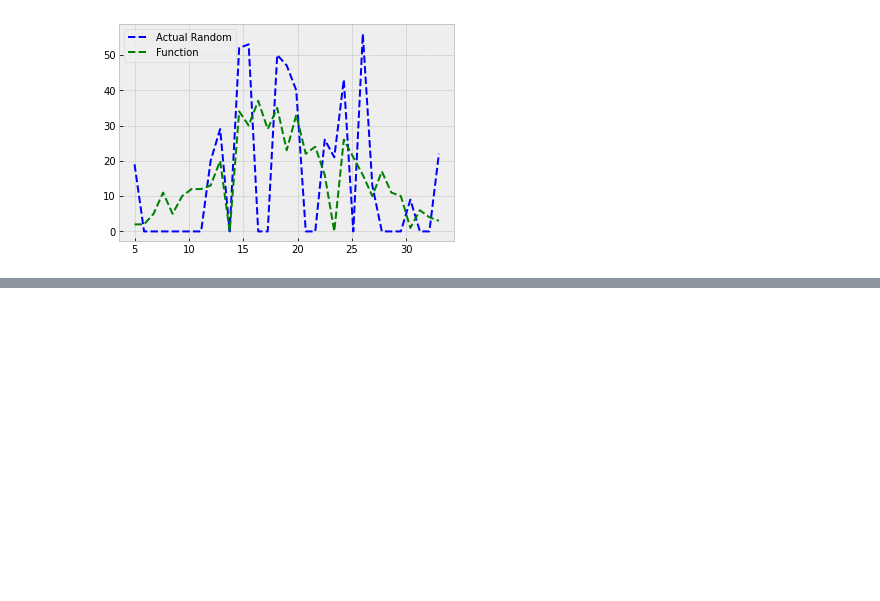
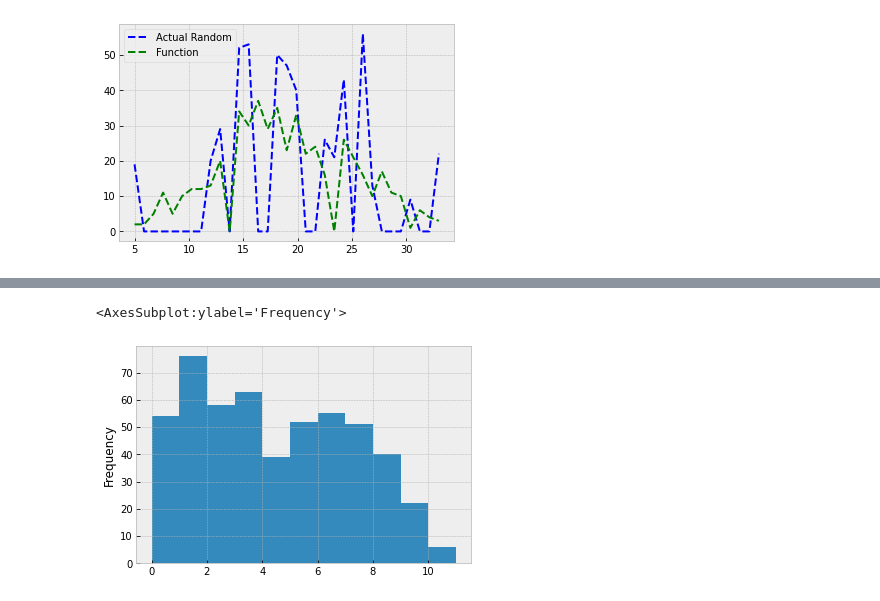
Before and after one commit to zkavtaskin/Lead-Time-Driven-Delivery-Simulation, a Jupyter notebook: Notebook/LittlePower.ipynb, the cells around one changed output, grey strips where cells are left out. Cells and saved outputs as stored; diff of their text form; code cells hidden in the pictures; blank space fills up the shorter version.

Commit message:
wait time

```diff
--- a/Notebook/LittlePower.ipynb
+++ b/Notebook/LittlePower.ipynb
@@ -307,0 +310,3 @@ plt.show()
+# %%
+sprints["Wait"] = sprints["LeadTime"] - sprints["CycleTime"]
+sprints["Wait"].describe()
@@ -307,0 +323,5 @@ plt.show()
+# %%
+sprints["Wait"].plot(kind="hist", bins=11)
+# %% [output]
+<AxesSubplot:ylabel='Frequency'>
+[figure, added]
```
Also changed, not shown: parts of 5 cells of this notebook.
